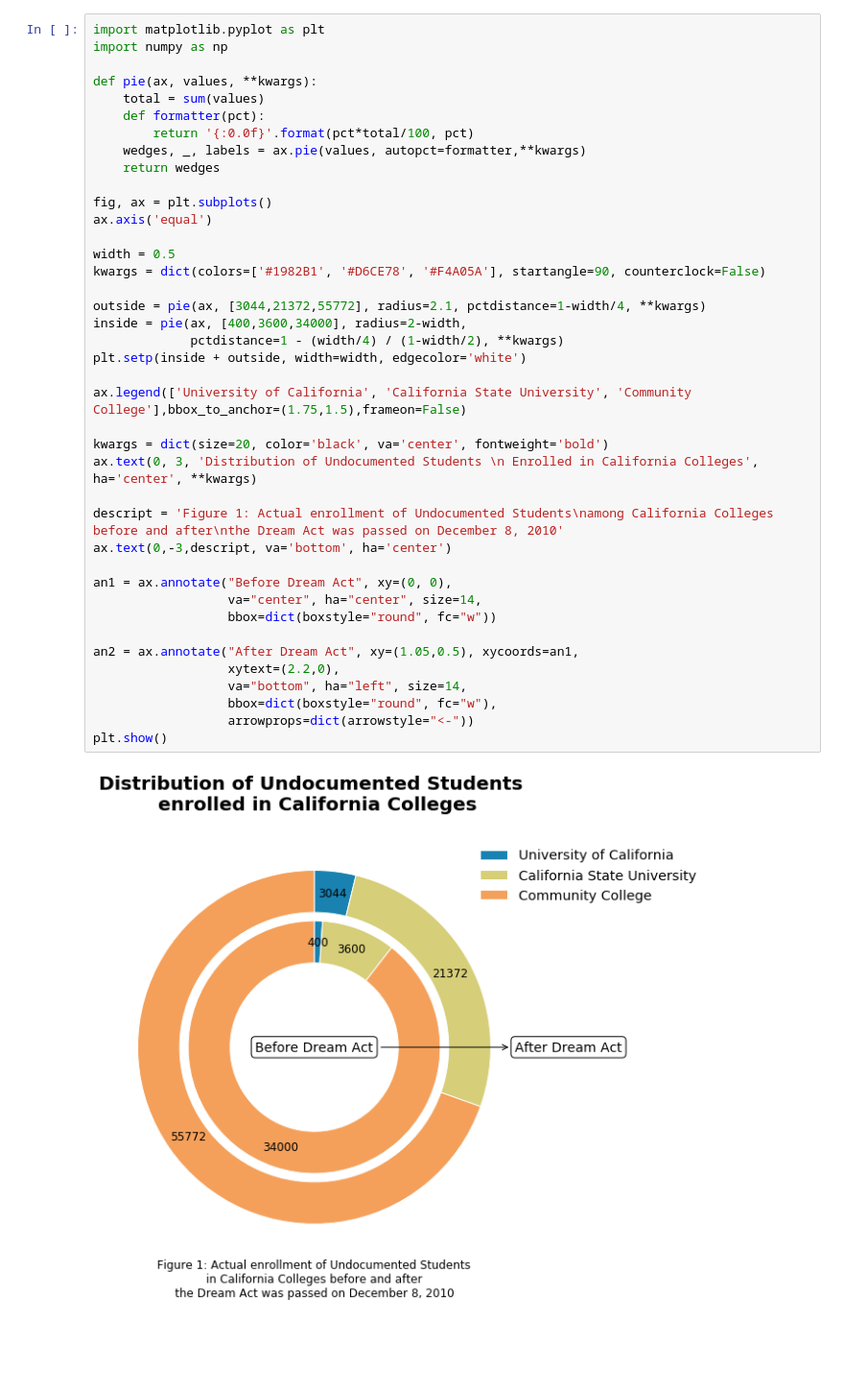
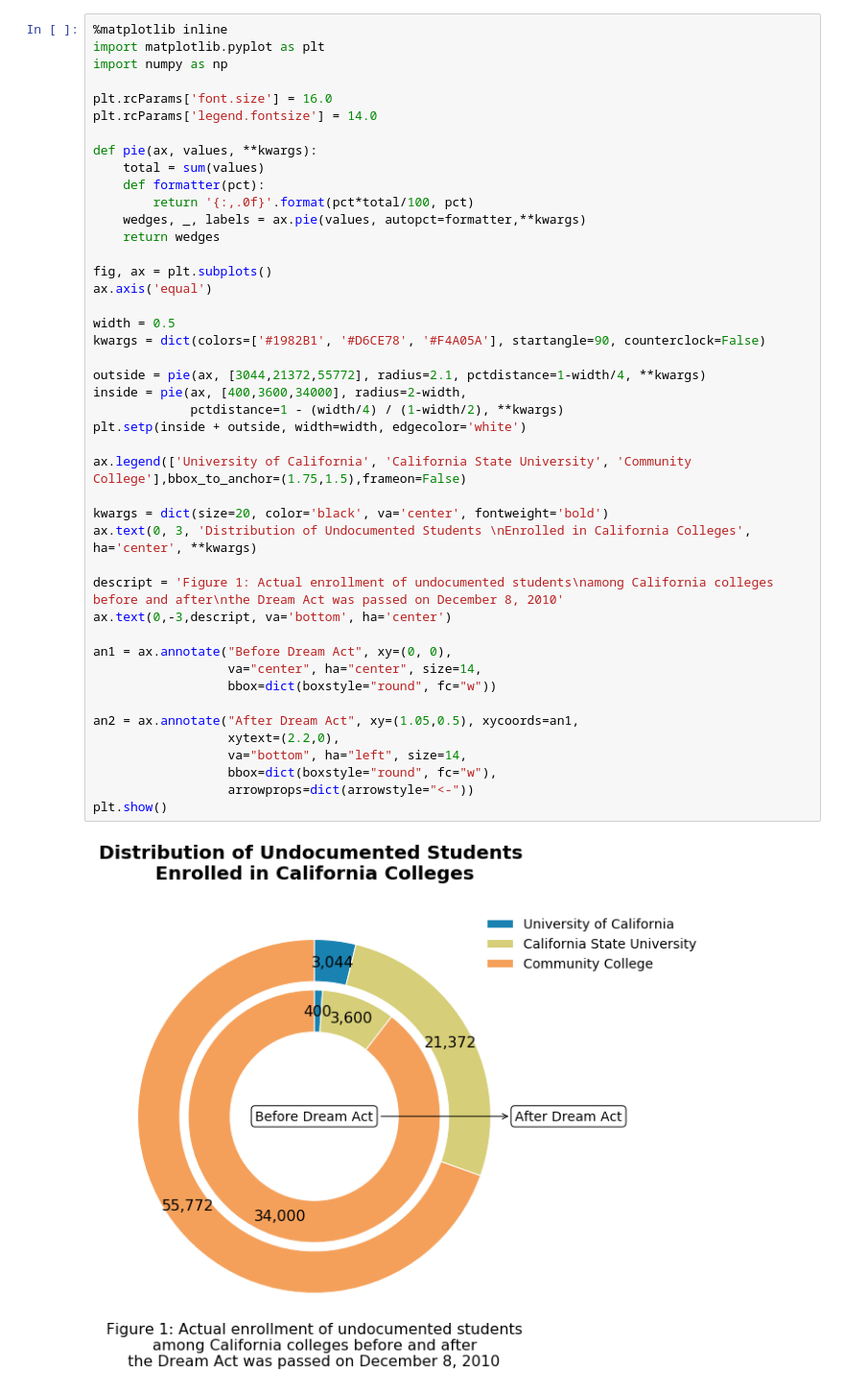
Before and after one commit to dataViz-UCSDGuardian/UndocumentedStudentsProject, a Jupyter notebook: Undocumented Students Project.ipynb, the cells around one changed output. Shown at 96% size. Saved outputs shown, nothing was run; the diff lists cells and outputs as text; blank space fills up the shorter version.

```diff
--- a/Undocumented Students Project.ipynb
+++ b/Undocumented Students Project.ipynb
@@ -1,42 +1,46 @@
 # %%
+%matplotlib inline
 import matplotlib.pyplot as plt
 import numpy as np
+
+plt.rcParams['font.size'] = 16.0
+plt.rcParams['legend.fontsize'] = 14.0
 
 def pie(ax, values, **kwargs):
     total = sum(values)
     def formatter(pct):
-        return '{:0.0f}'.format(pct*total/100, pct)
+        return '{:,.0f}'.format(pct*total/100, pct)
     wedges, _, labels = ax.pie(values, autopct=formatter,**kwargs)
     return wedges
 
 fig, ax = plt.subplots()
 ax.axis('equal')
 
 width = 0.5
 kwargs = dict(colors=['#1982B1', '#D6CE78', '#F4A05A'], startangle=90, counterclock=False)
 
 outside = pie(ax, [3044,21372,55772], radius=2.1, pctdistance=1-width/4, **kwargs)
 inside = pie(ax, [400,3600,34000], radius=2-width,
              pctdistance=1 - (width/4) / (1-width/2), **kwargs)
 plt.setp(inside + outside, width=width, edgecolor='white')
 
 ax.legend(['University of California', 'California State University', 'Community College'],bbox_to_anchor=(1.75,1.5),frameon=False)
 
 kwargs = dict(size=20, color='black', va='center', fontweight='bold')
-ax.text(0, 3, 'Distribution of Undocumented Students \n Enrolled in California Colleges', ha='center', **kwargs)
+ax.text(0, 3, 'Distribution of Undocumented Students \nEnrolled in California Colleges', ha='center', **kwargs)
 
-descript = 'Figure 1: Actual enrollment of Undocumented Students\namong California Colleges before and after\nthe Dream Act was passed on December 8, 2010'
+descript = 'Figure 1: Actual enrollment of undocumented students\namong California colleges before and after\nthe Dream Act was passed on December 8, 2010'
 ax.text(0,-3,descript, va='bottom', ha='center')
 
 an1 = ax.annotate("Before Dream Act", xy=(0, 0),
                   va="center", ha="center", size=14,
                   bbox=dict(boxstyle="round", fc="w"))
 
 an2 = ax.annotate("After Dream Act", xy=(1.05,0.5), xycoords=an1,
                   xytext=(2.2,0),
                   va="bottom", ha="left", size=14,
                   bbox=dict(boxstyle="round", fc="w"),
                   arrowprops=dict(arrowstyle="<-"))
 plt.show()
 # %% [output]
-[figure, old version]
+[figure, new version]
```
Also changed, not shown: 1 other file.
